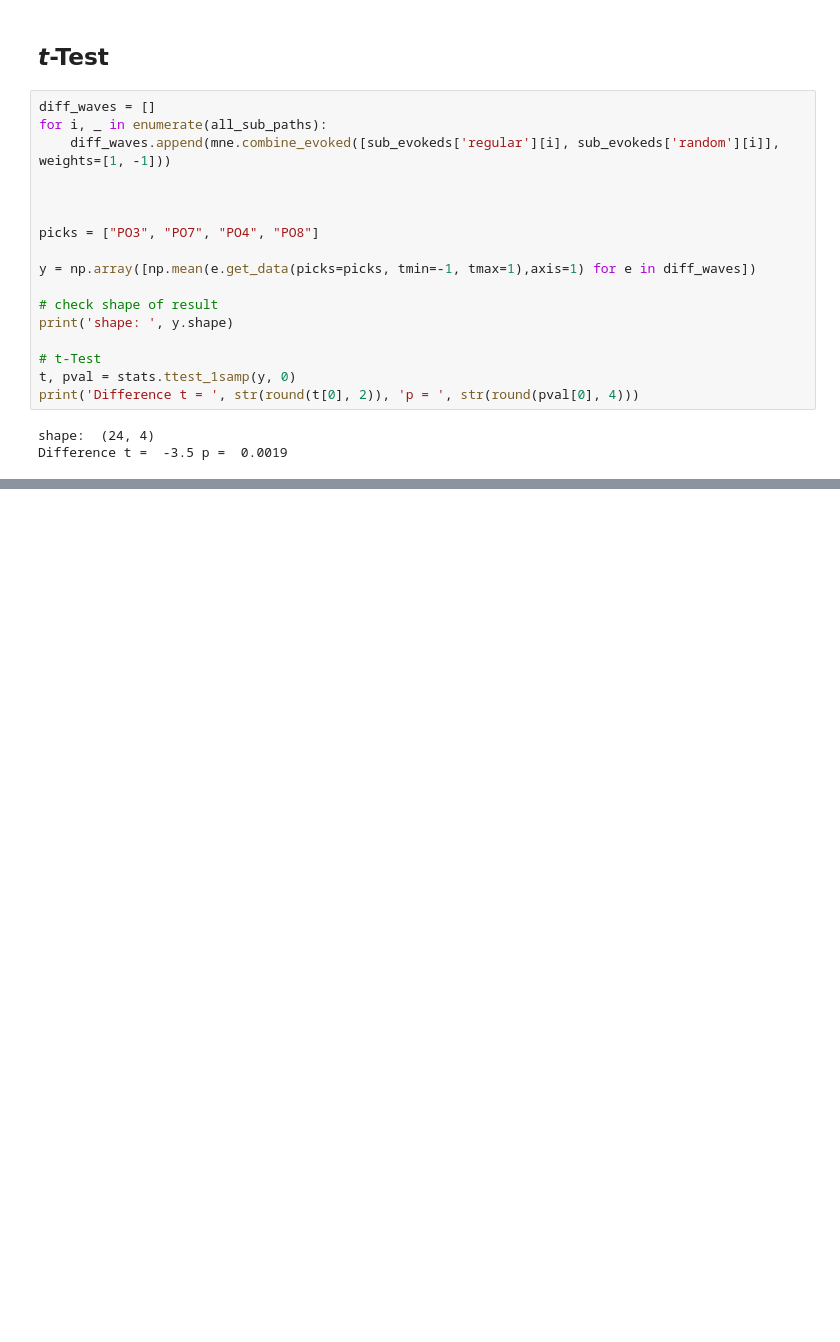
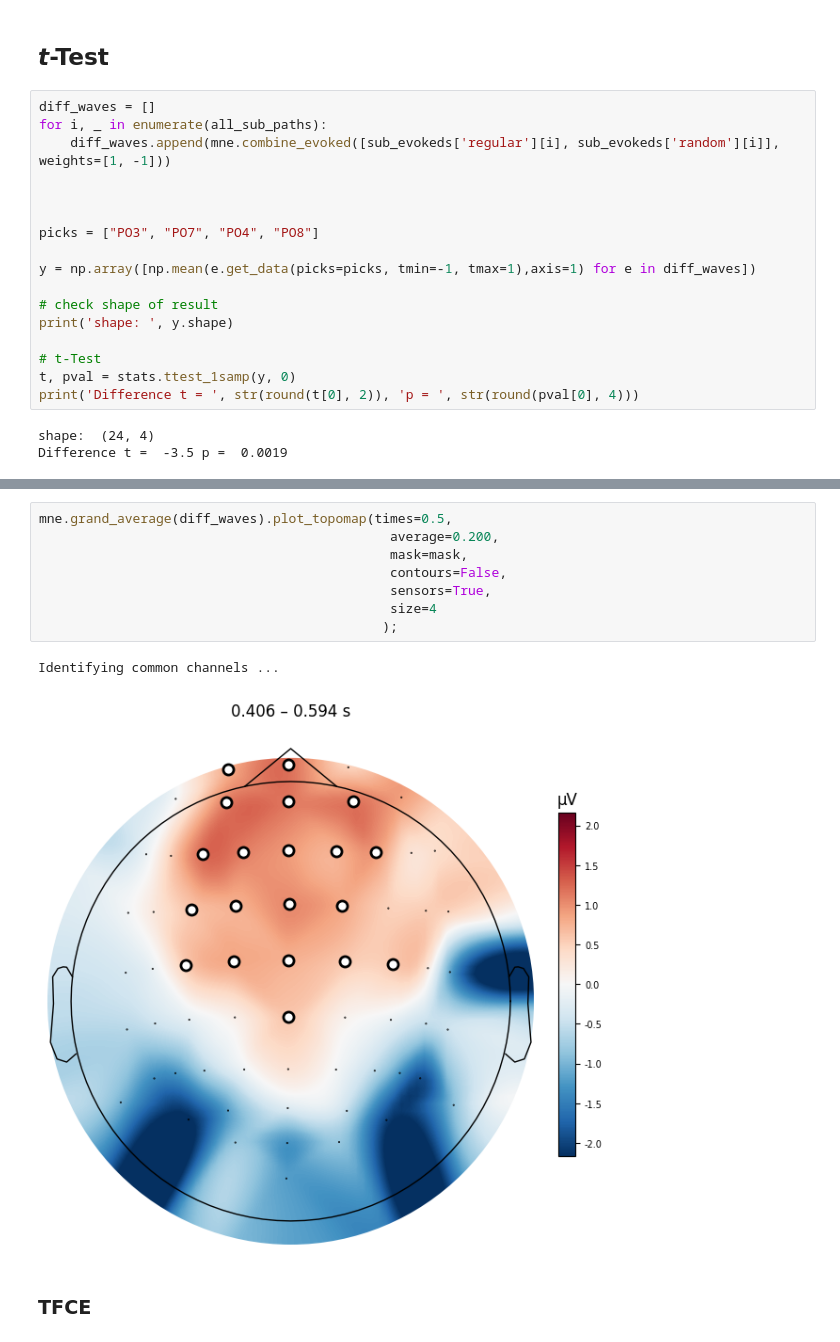
Before and after one commit to albertosaponaro/eeg_penguin, a Jupyter notebook: notebooks/05_Penguin_Stat-Analysis.ipynb, the cells around one changed output, grey strips where cells are left out. Drawn from its saved outputs; the diff is of its cells as text; blank space fills up the shorter version.

```diff
--- a/notebooks/05_Penguin_Stat-Analysis.ipynb
+++ b/notebooks/05_Penguin_Stat-Analysis.ipynb
@@ -72,0 +137,13 @@ Difference t =  -3.5 p =  0.0019
+# %%
+mne.grand_average(diff_waves).plot_topomap(times=0.5,
+                                             average=0.200,
+                                             mask=mask,
+                                             contours=False,
+                                             sensors=True,
+                                             size=4
+                                            );
+# %% [output]
+Identifying common channels ...
+[figure, added]
+# %% [markdown]
+### TFCE
```
Also changed, not shown: parts of 9 cells of this notebook.
